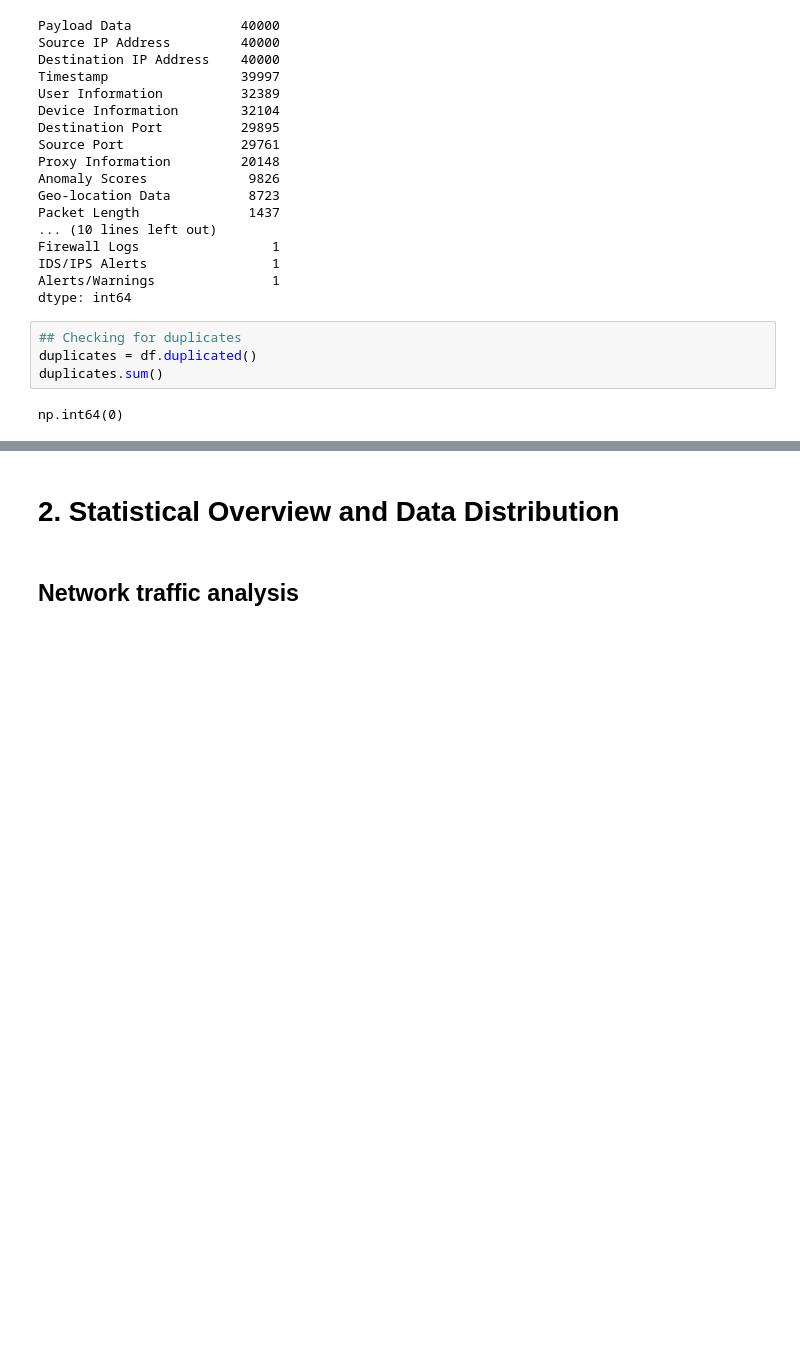
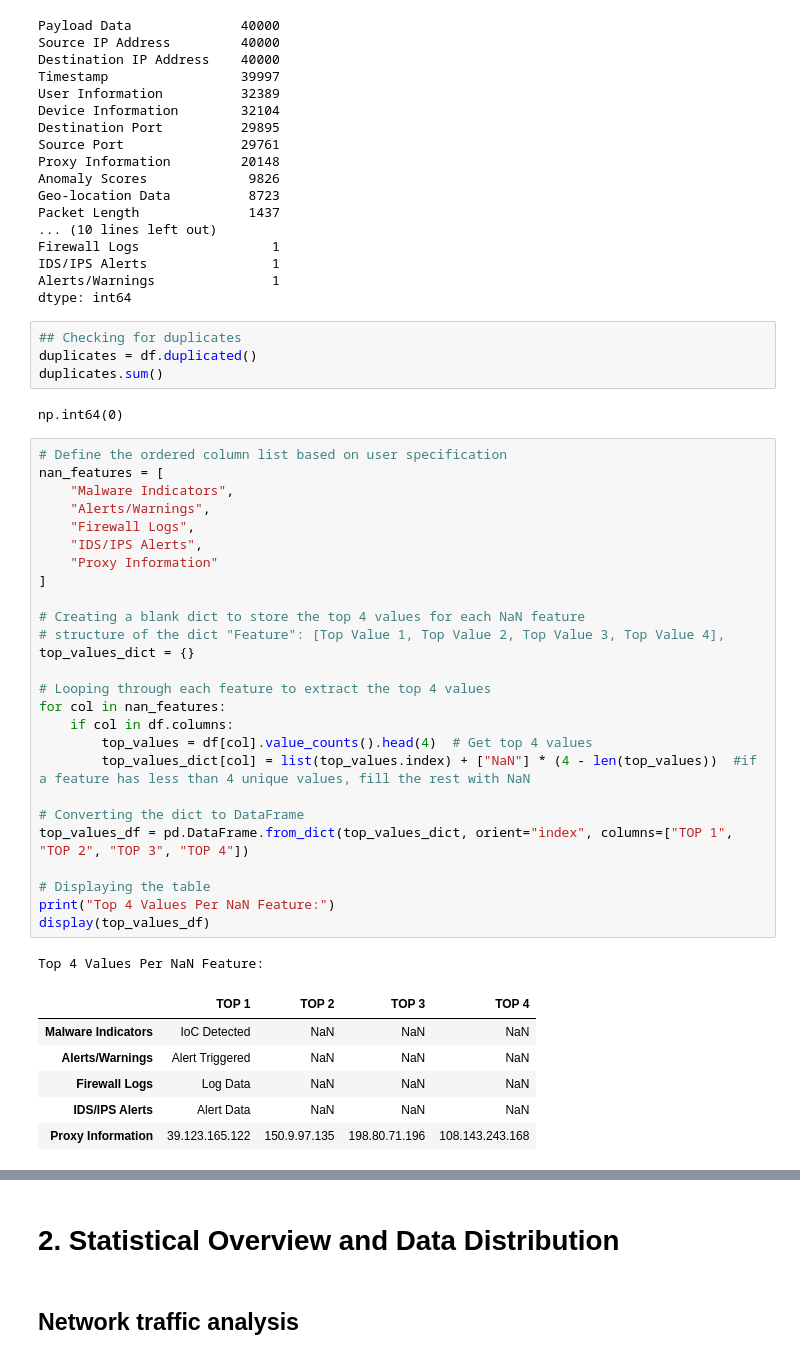
Before and after one commit to natfaria/cyberAttack, a Jupyter notebook: cyberattacks/notebooks/EDA.ipynb, the cells around one changed output, grey strips where cells are left out. Cells and saved outputs as stored; diff of their text form; blank space fills up the shorter version.

```diff
--- a/cyberattacks/notebooks/EDA.ipynb
+++ b/cyberattacks/notebooks/EDA.ipynb
@@ -196,3 +196,37 @@ duplicates = df.duplicated()
 duplicates.sum()
 # %% [output]
 np.int64(0)
+# %%
+# Define the ordered column list based on user specification
+nan_features = [
+    "Malware Indicators",
+    "Alerts/Warnings",
+    "Firewall Logs",
+    "IDS/IPS Alerts",
+    "Proxy Information"
+]
+
+# Creating a blank dict to store the top 4 values for each NaN feature
+# structure of the dict "Feature": [Top Value 1, Top Value 2, Top Value 3, Top Value 4],
+top_values_dict = {}
+
+# Looping through each feature to extract the top 4 values
+for col in nan_features:
+    if col in df.columns:
+        top_values = df[col].value_counts().head(4)  # Get top 4 values
+        top_values_dict[col] = list(top_values.index) + ["NaN"] * (4 - len(top_values))  #if a feature has less than 4 unique values, fill the rest with NaN
+
+# Converting the dict to DataFrame
+top_values_df = pd.DataFrame.from_dict(top_values_dict, orient="index", columns=["TOP 1", "TOP 2", "TOP 3", "TOP 4"])
+
+# Displaying the table
+print("Top 4 Values Per NaN Feature:")
+display(top_values_df)
+# %% [output]
+Top 4 Values Per NaN Feature:
+|  | TOP 1 | TOP 2 | TOP 3 | TOP 4 |
+| Malware Indicators | IoC Detected | NaN | NaN | NaN |
+| Alerts/Warnings | Alert Triggered | NaN | NaN | NaN |
+| Firewall Logs | Log Data | NaN | NaN | NaN |
+| IDS/IPS Alerts | Alert Data | NaN | NaN | NaN |
+| Proxy Information | 39.123.165.122 | 150.9.97.135 | 198.80.71.196 | 108.143.243.168 |
```
Also changed, not shown: parts of 14 cells of this notebook.
